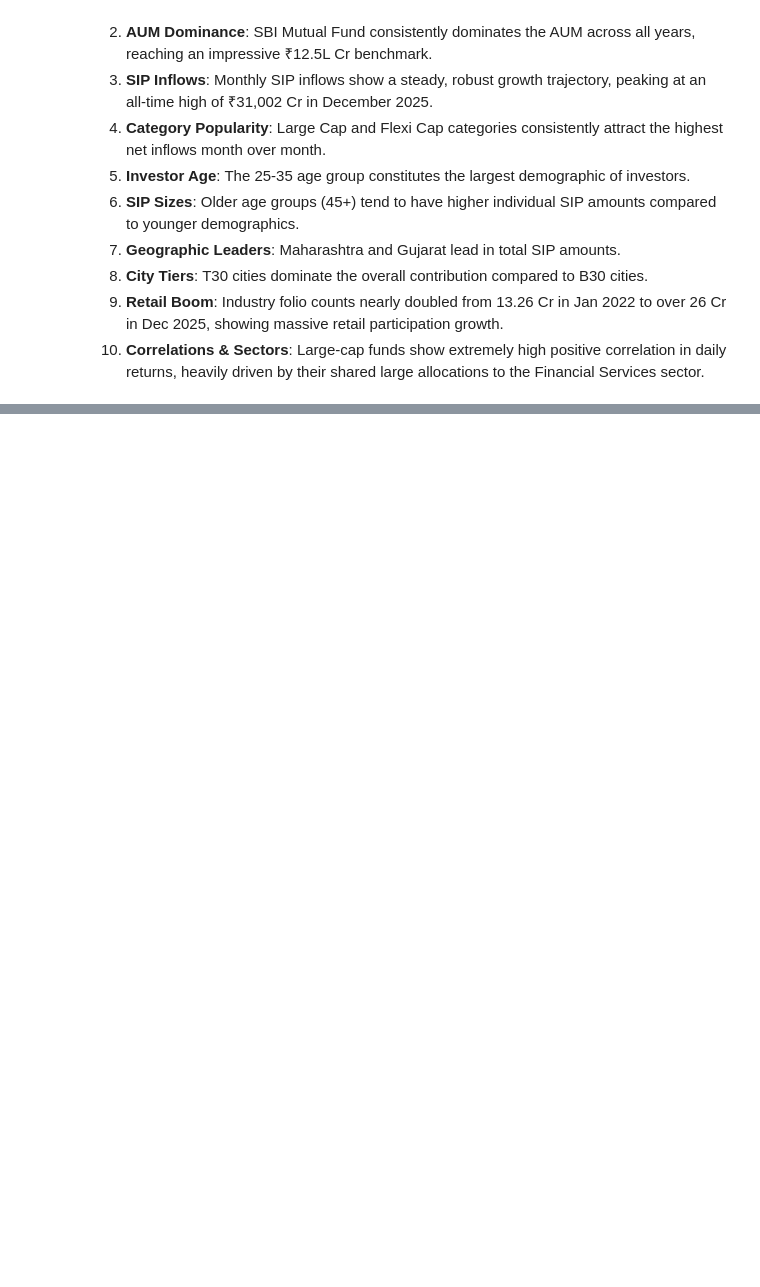
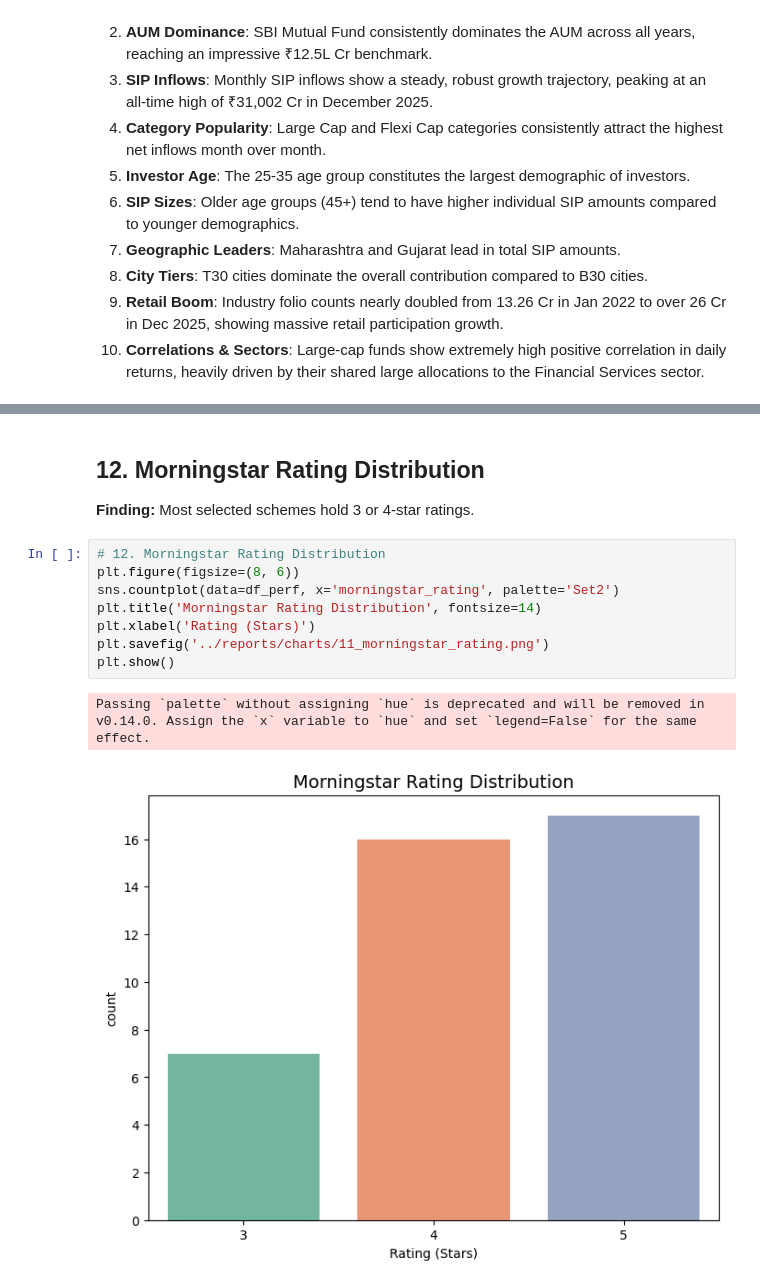
Before and after one commit to Adarsh-Kumar6534/Mutual-Fund-Analytics, a Jupyter notebook: notebooks/EDA_Analysis.ipynb, the cells around one changed output, grey strips where cells are left out. Saved outputs shown, nothing was run; the diff lists cells and outputs as text; blank space fills up the shorter version.

```diff
--- a/notebooks/EDA_Analysis.ipynb
+++ b/notebooks/EDA_Analysis.ipynb
@@ -256,0 +270,14 @@ plt.show()
+# %% [markdown]
+## 12. Morningstar Rating Distribution
+**Finding:** Most selected schemes hold 3 or 4-star ratings.
+# %%
+# 12. Morningstar Rating Distribution
+plt.figure(figsize=(8, 6))
+sns.countplot(data=df_perf, x='morningstar_rating', palette='Set2')
+plt.title('Morningstar Rating Distribution', fontsize=14)
+plt.xlabel('Rating (Stars)')
+plt.savefig('../reports/charts/11_morningstar_rating.png')
+plt.show()
+# %% [output]
+Passing `palette` without assigning `hue` is deprecated and will be removed in v0.14.0. Assign the `x` variable to `hue` and set `legend=False` for the same effect.
+[figure, added]
```
Also changed, not shown: parts of 10 cells of this notebook, 8 other files.
